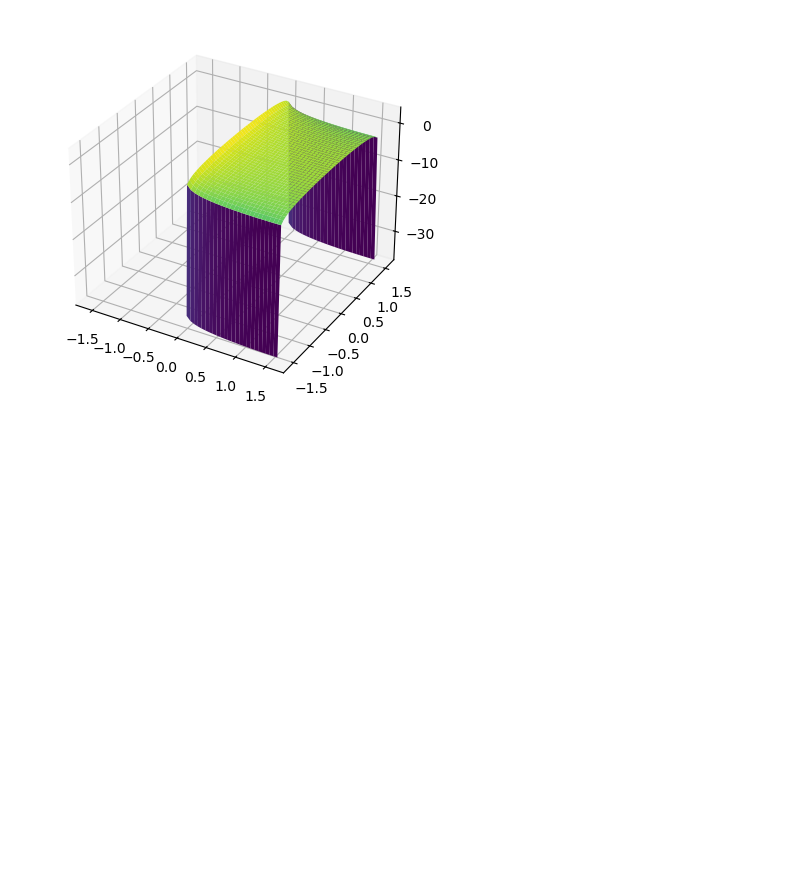
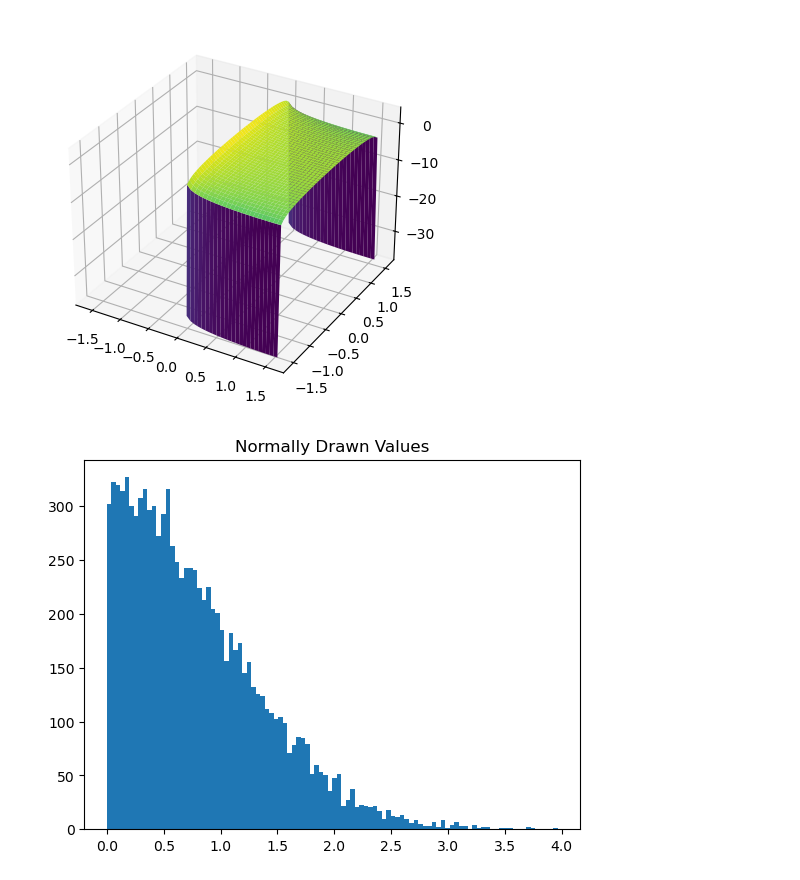
Before and after one commit to PrasunBanerjee04/TechnicalNotes, a Jupyter notebook: Data Science Tools/Data Analysis in Python/numpy.ipynb, the cells around one changed output. Saved outputs shown, nothing was run; the diff lists cells and outputs as text; code cells hidden in the pictures; blank space fills up the shorter version.

```diff
--- a/Data Science Tools/Data Analysis in Python/numpy.ipynb
+++ b/Data Science Tools/Data Analysis in Python/numpy.ipynb
@@ -87,3 +87,12 @@ ax.plot_surface(X, Y, Z, cmap="viridis")
 plt.show()
 # %% [output]
 [figure]
+# %%
+mu = 0
+var = 1
+X = abs(np.random.normal(mu, var, 10000))
+plt.hist(X, bins=100)
+plt.title("Normally Drawn Values")
+plt.show()
+# %% [output]
+[figure, added]
```
Also changed, not shown: 2 other files.
